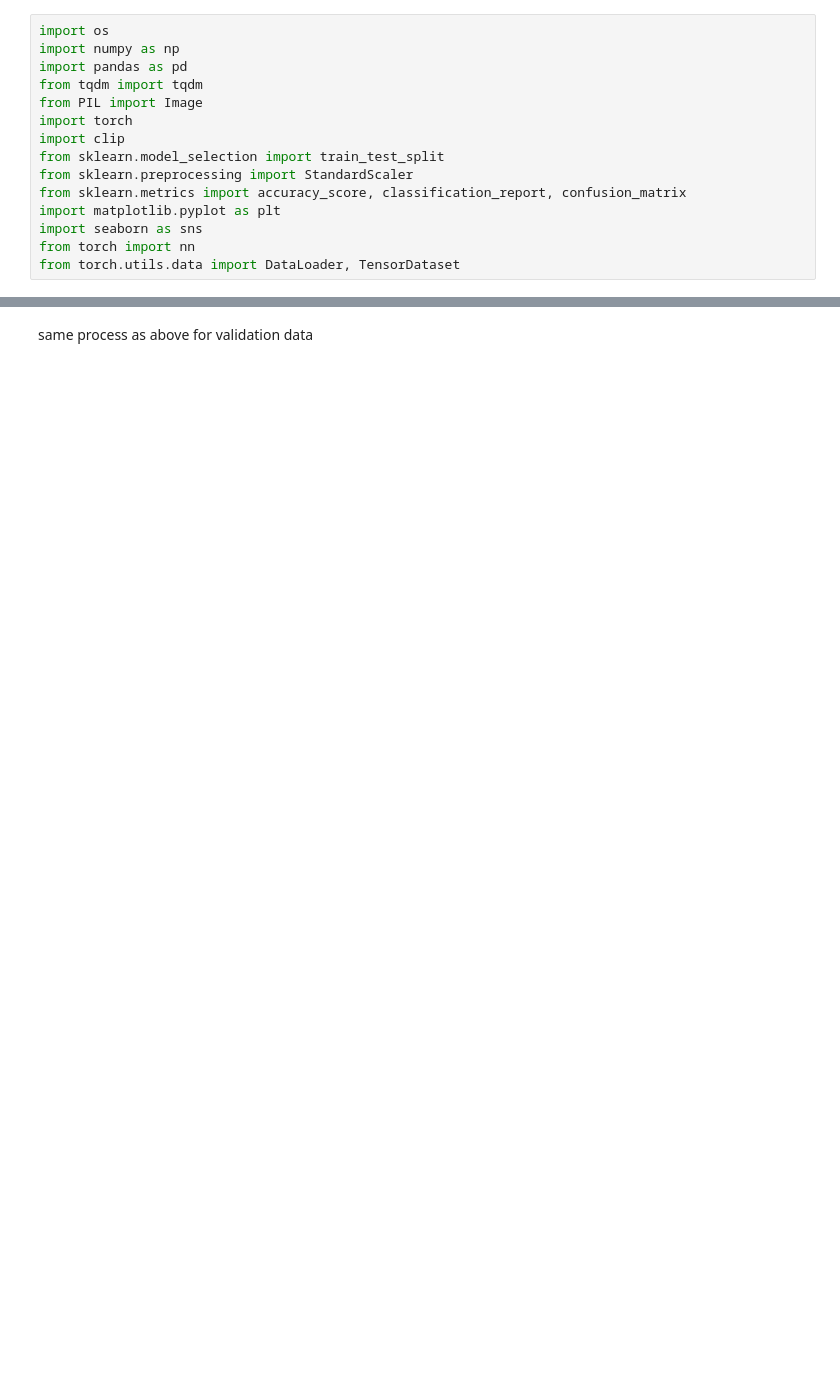
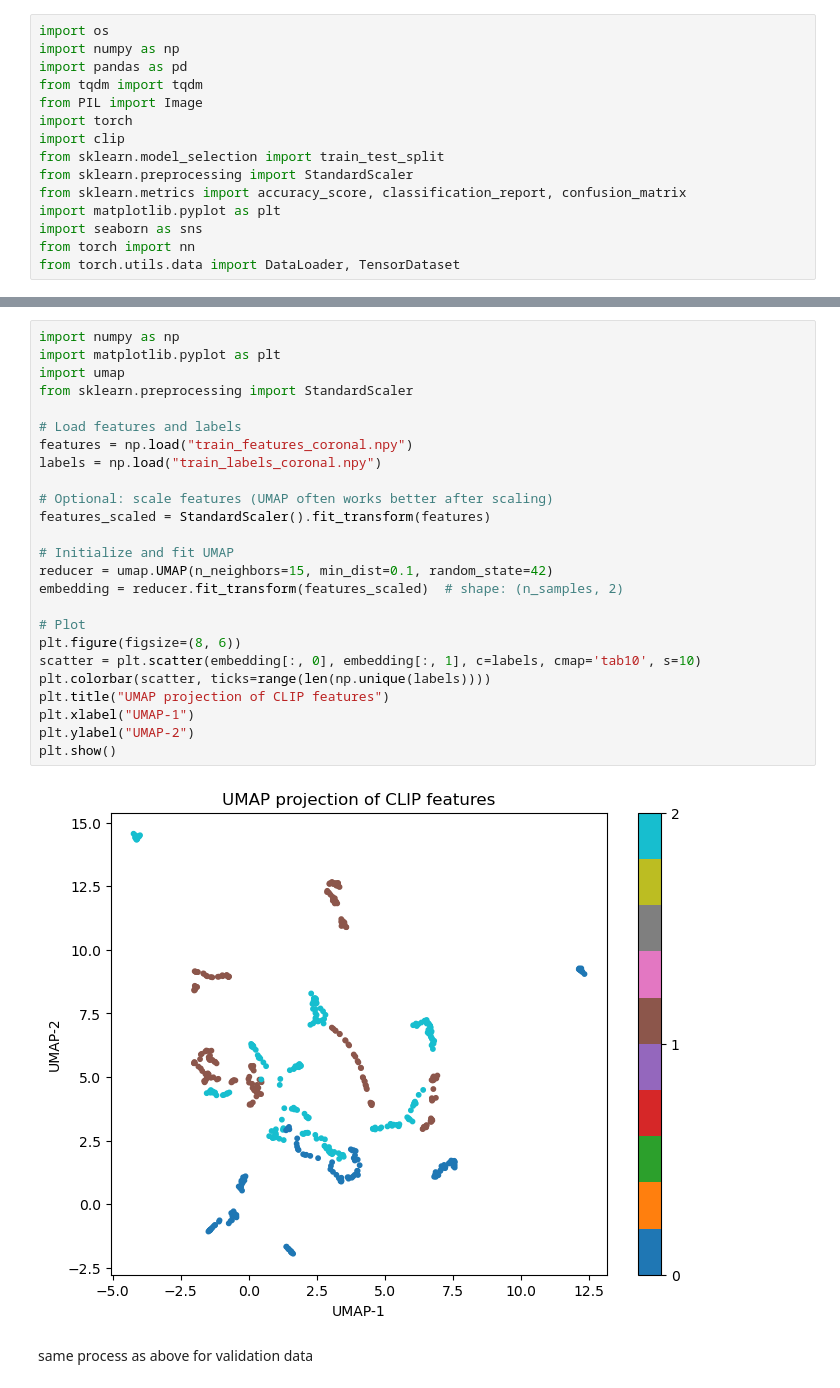
Before and after one commit to fatima-tuz-zahra-123/Neurological_disease_detection, a Jupyter notebook: code.ipynb, the cells around one changed output, grey strips where cells are left out. Cells and saved outputs as stored; diff of their text form; blank space fills up the shorter version.

```diff
--- a/code.ipynb
+++ b/code.ipynb
@@ -139,3 +275,30 @@ KeyboardInterrupt:
+# %%
+import numpy as np
+import matplotlib.pyplot as plt
+import umap
+from sklearn.preprocessing import StandardScaler
+
+# Load features and labels
+features = np.load("train_features_coronal.npy")
+labels = np.load("train_labels_coronal.npy")
+
+# Optional: scale features (UMAP often works better after scaling)
+features_scaled = StandardScaler().fit_transform(features)
+
+# Initialize and fit UMAP
+reducer = umap.UMAP(n_neighbors=15, min_dist=0.1, random_state=42)
+embedding = reducer.fit_transform(features_scaled)  # shape: (n_samples, 2)
+
+# Plot
+plt.figure(figsize=(8, 6))
+scatter = plt.scatter(embedding[:, 0], embedding[:, 1], c=labels, cmap='tab10', s=10)
+plt.colorbar(scatter, ticks=range(len(np.unique(labels))))
+plt.title("UMAP projection of CLIP features")
+plt.xlabel("UMAP-1")
+plt.ylabel("UMAP-2")
+plt.show()
+# %% [output]
+[figure, added]
 # %% [markdown]
 same process as above for validation data
 # %%
```
Also changed, not shown: parts of 37 cells of this notebook.
